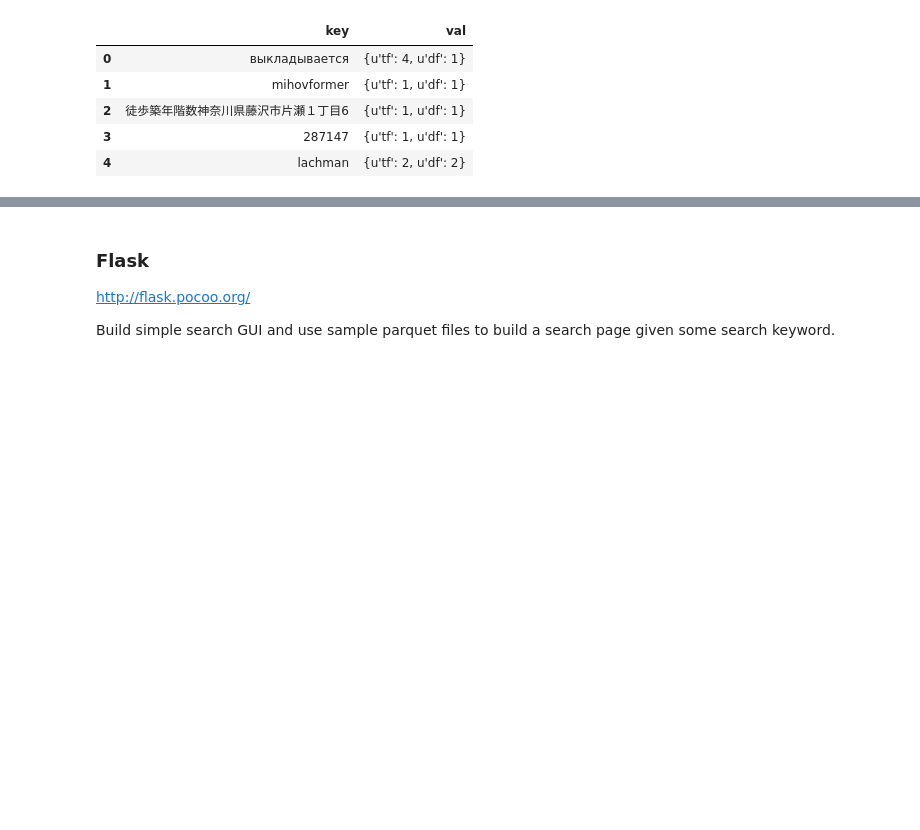
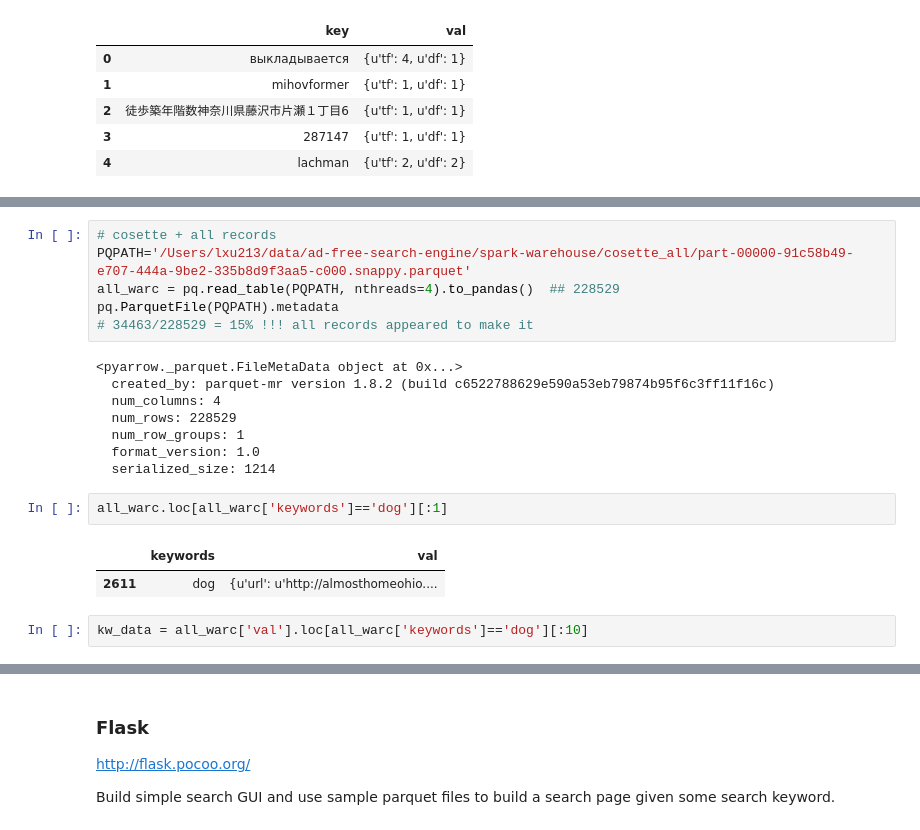
Before and after one commit to lxu213/ad-free-search-engine, a Jupyter notebook: cc_notes.ipynb, the cells around one changed output, grey strips where cells are left out. Drawn from its saved outputs; the diff is of its cells as text; blank space fills up the shorter version.

```diff
--- a/cc_notes.ipynb
+++ b/cc_notes.ipynb
@@ -366,0 +414,21 @@ WARC[['url','title','description']].loc[WARC['keywords']=='Cosette']
+# %%
+# cosette + all records
+PQPATH='/Users/lxu213/data/ad-free-search-engine/spark-warehouse/cosette_all/part-00000-91c58b49-e707-444a-9be2-335b8d9f3aa5-c000.snappy.parquet'
+all_warc = pq.read_table(PQPATH, nthreads=4).to_pandas()  ## 228529
+pq.ParquetFile(PQPATH).metadata
+# 34463/228529 = 15% !!! all records appeared to make it
+# %% [output]
+<pyarrow._parquet.FileMetaData object at 0x...>
+  created_by: parquet-mr version 1.8.2 (build c6522788629e590a53eb79874b95f6c3ff11f16c)
+  num_columns: 4
+  num_rows: 228529
+  num_row_groups: 1
+  format_version: 1.0
+  serialized_size: 1214
+# %%
+all_warc.loc[all_warc['keywords']=='dog'][:1]
+# %% [output]
+|  | keywords | val |
+| 2611 | dog | {u'url': u'http://almosthomeohio.... |
+# %%
+kw_data = all_warc['val'].loc[all_warc['keywords']=='dog'][:10]
```
Also changed, not shown: parts of 11 cells of this notebook, 6 other files.
